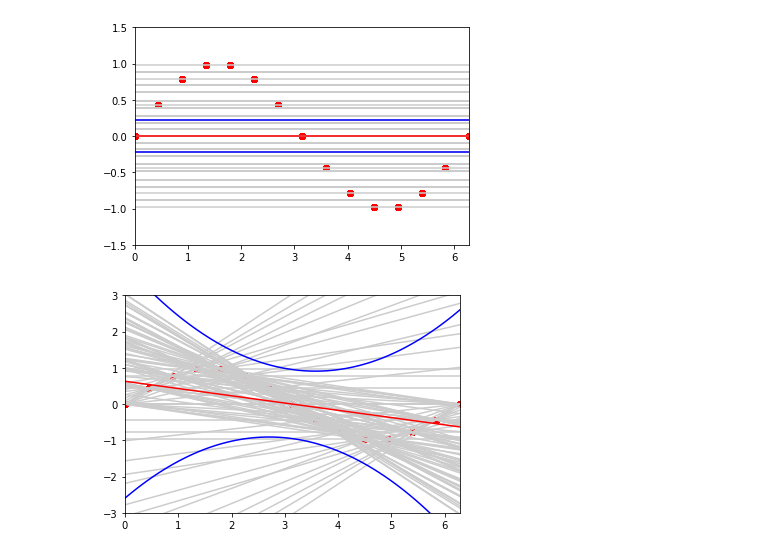
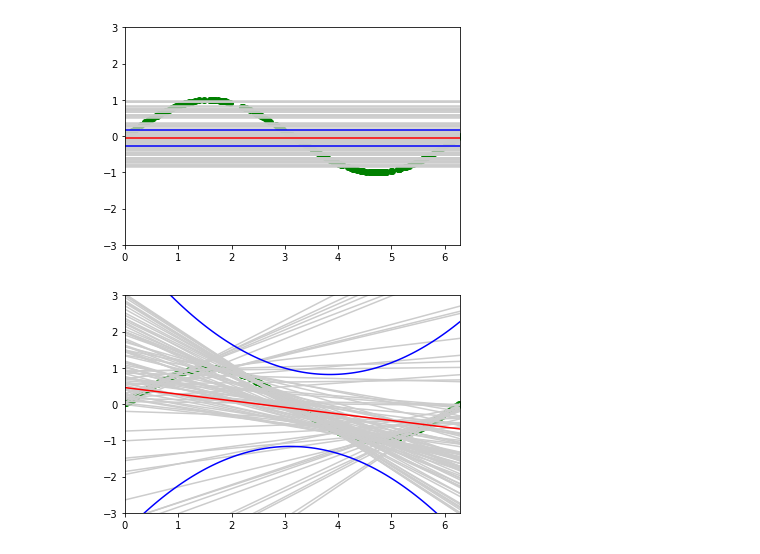
Before and after one commit to AnkitDimri/Machine-Learning, a Jupyter notebook: bias and variance.ipynb, the cells around one changed output. Saved outputs shown, nothing was run; the diff lists cells and outputs as text; code cells hidden in the pictures.

Commit message:
generated for random values

```diff
--- a/bias and variance.ipynb
+++ b/bias and variance.ipynb
@@ -31,7 +37,7 @@ def linear_regression (x, y, m):
     val = np.linspace (0, 2*np.pi, 2)
 
     plt.plot(val, np.matmul (data (val, m).values, w), linestyle='solid', color=lighten_color('grey', 0.4))
-    plt.scatter (x, y, color = "red")
+    plt.scatter (x, y, color = "green")
 
     return w
 # %%
@@ -59,17 +64,29 @@ y = np.sin (x)
+# %%
+
+# Generate n pair of random data
+n = 100
+
+x = []
+for i in range (n):
+    xx1 = random.uniform (0, 1) * 2 * np.pi
+    xx2 = random.uniform (0, 1) * 2 * np.pi
+    x.append ([xx1, xx2])
+
+
+y = np.sin (x)
 # %%
 ww = []
 
 for i in range (len (x)):
-    for j in range (i+1, len (x)):
 
-        x_t = [x [i], x [j]]
-        y_t = [y [i], y [j]]
+        x_t = [x [i][0], x [i][1]]
+        y_t = [y [i][0], y [i][1]]
         w = linear_regression (x_t, y_t, 1)
         ww.append (w)
 
 bias_var (ww, 1)
 # %% [output]
-[figure, old version]
+[figure, new version]
 # %%
 
 def bias_var (ww, o):
@@ -102,13 +119,12 @@ def bias_var (ww, o):
 # %%
 ww = []
 for i in range (len (x)):
-    for j in range (i+1, len (x)):
 
-        x_t = [x [i], x [j]]
-        y_t = [y [i], y [j]]
+        x_t = [x [i][0], x [i][1]]
+        y_t = [y [i][0], y [i][1]]
         w = linear_regression (x_t, y_t, 2)
         ww.append (w)
 
 bias_var (ww, 2)
 # %% [output]
-[figure, old version]
+[figure, new version]
```
Also changed, not shown: parts of 4 cells of this notebook.
